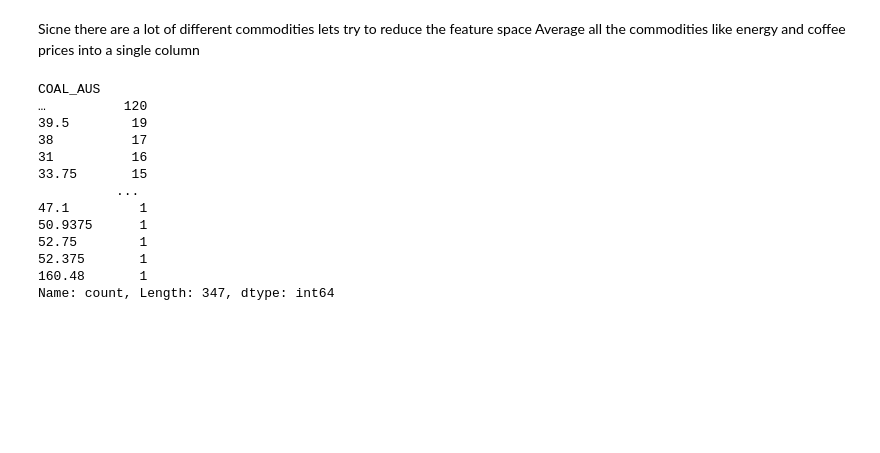
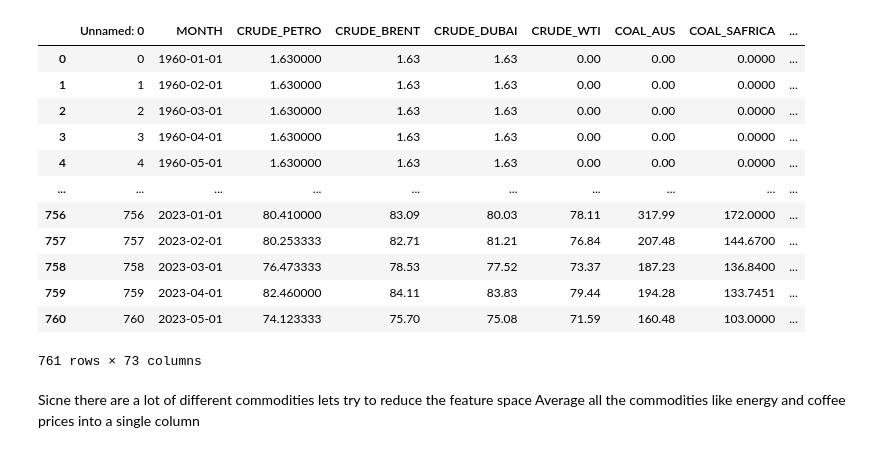
Before and after one commit to benbesthof/GoldenModel, a Jupyter notebook: COMSEDA.ipynb, the cells around one changed output. Cells and saved outputs as stored; diff of their text form; code cells hidden in the pictures; blank space fills up the shorter version.

```diff
--- a/COMSEDA.ipynb
+++ b/COMSEDA.ipynb
@@ -89,22 +97,23 @@ df.head()
+# %%
+df = pd.read_csv('comsdata.csv')
+df
+# %% [output]
+|  | Unnamed: 0 | MONTH | CRUDE_PETRO | CRUDE_BRENT | CRUDE_DUBAI | CRUDE_WTI | COAL_AUS | COAL_SAFRICA | ... |
+| 0 | 0 | 1960-01-01 | 1.630000 | 1.63 | 1.63 | 0.00 | 0.00 | 0.0000 | ... |
+| 1 | 1 | 1960-02-01 | 1.630000 | 1.63 | 1.63 | 0.00 | 0.00 | 0.0000 | ... |
+| 2 | 2 | 1960-03-01 | 1.630000 | 1.63 | 1.63 | 0.00 | 0.00 | 0.0000 | ... |
+| 3 | 3 | 1960-04-01 | 1.630000 | 1.63 | 1.63 | 0.00 | 0.00 | 0.0000 | ... |
+| 4 | 4 | 1960-05-01 | 1.630000 | 1.63 | 1.63 | 0.00 | 0.00 | 0.0000 | ... |
+| ... | ... | ... | ... | ... | ... | ... | ... | ... | ... |
+| 756 | 756 | 2023-01-01 | 80.410000 | 83.09 | 80.03 | 78.11 | 317.99 | 172.0000 | ... |
+| 757 | 757 | 2023-02-01 | 80.253333 | 82.71 | 81.21 | 76.84 | 207.48 | 144.6700 | ... |
+| 758 | 758 | 2023-03-01 | 76.473333 | 78.53 | 77.52 | 73.37 | 187.23 | 136.8400 | ... |
+| 759 | 759 | 2023-04-01 | 82.460000 | 84.11 | 83.83 | 79.44 | 194.28 | 133.7451 | ... |
+| 760 | 760 | 2023-05-01 | 74.123333 | 75.70 | 75.08 | 71.59 | 160.48 | 103.0000 | ... |
+761 rows × 73 columns
 # %% [markdown]
 Sicne there are a lot of different commodities lets try to reduce the feature space
 Average all the commodities like energy and coffee prices into a single column
-# %%
-df['COAL_AUS'].value_counts()
-# %% [output]
-COAL_AUS
-…          120
-39.5        19
-38          17
-31          16
-33.75       15
-          ...
-47.1         1
-50.9375      1
-52.75        1
-52.375       1
-160.48       1
-Name: count, Length: 347, dtype: int64
 # %%
 sns.lineplot(data = df, x = 'MONTH', y = 'GOLD')
 # %% [output]
```
Also changed, not shown: parts of 14 cells of this notebook, 1 other file.
